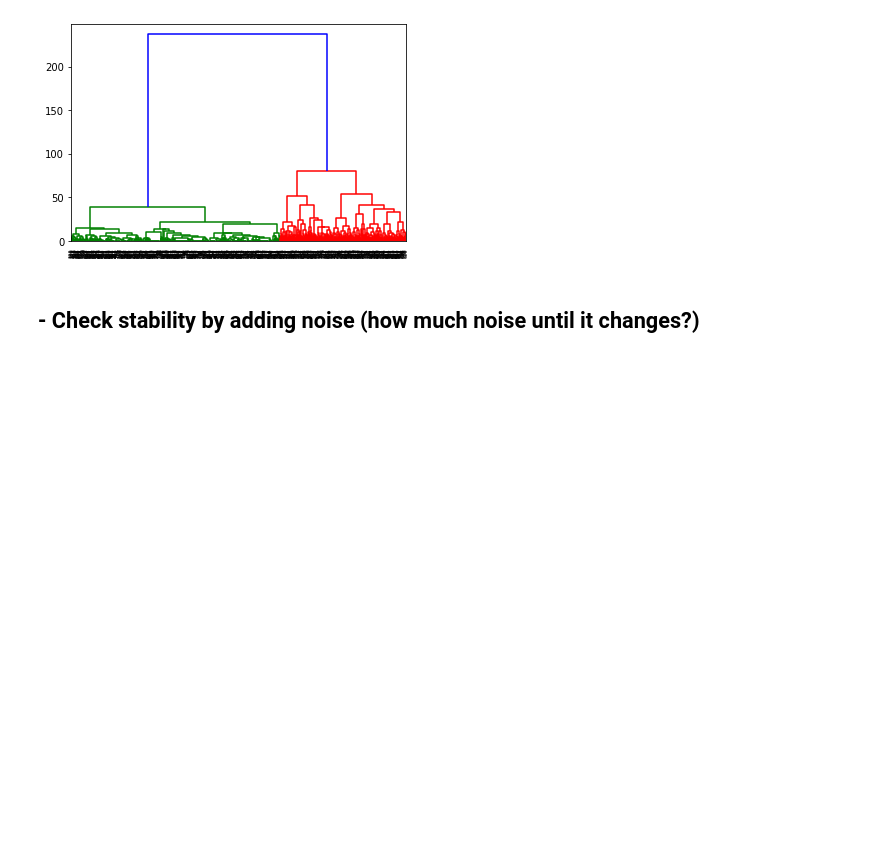
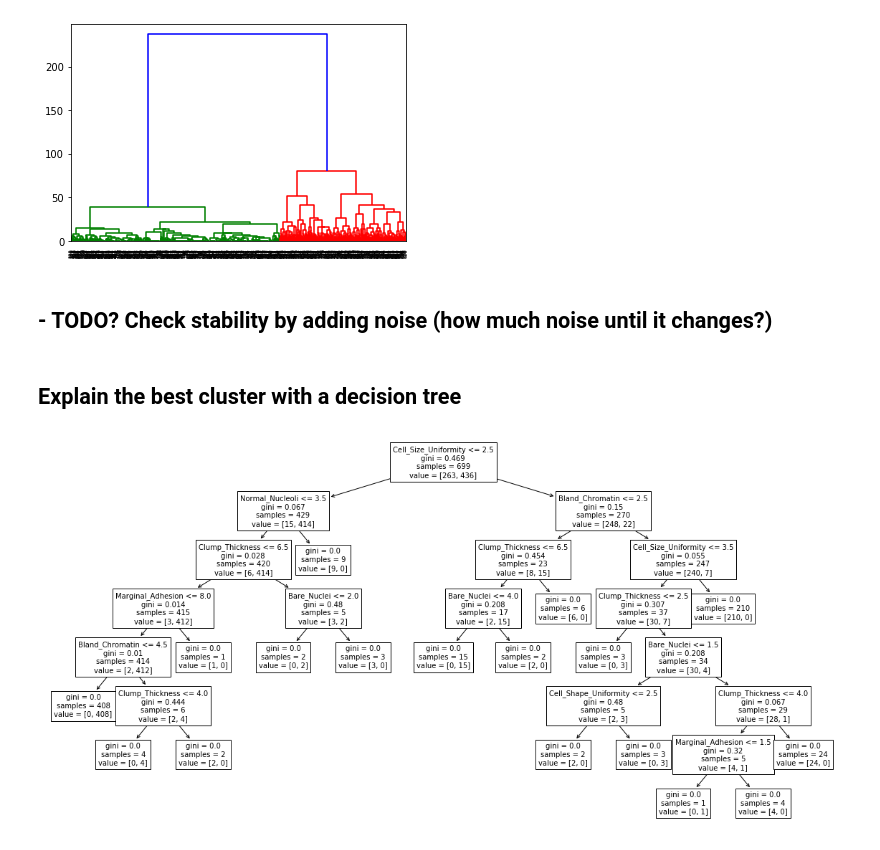
Before and after one commit to AndreGodinho7/Multivariate-Analysis, a Jupyter notebook: 4. Unsupervised methods/Cluster Analysis.ipynb, the cells around one changed output. Saved outputs shown, nothing was run; the diff lists cells and outputs as text; code cells hidden in the pictures; blank space fills up the shorter version.

Commit message:
added decision tree

```diff
--- a/4. Unsupervised methods/Cluster Analysis.ipynb
+++ b/4. Unsupervised methods/Cluster Analysis.ipynb
@@ -144,4 +145,15 @@ dendrogram = sch.dendrogram(sch.linkage(X, method='ward'))
 # %% [output]
 [figure]
 # %% [markdown]
-## - Check stability by adding noise (how much noise until it changes?)
+## - TODO? Check stability by adding noise (how much noise until it changes?)
+# %% [markdown]
+## Explain the best cluster with a decision tree
+# %%
+clf = tree.DecisionTreeClassifier()
+clf = clf.fit(X, labels_ward)
+# %%
+import matplotlib.pyplot as plt
+fig, ax = plt.subplots(figsize=(20, 10))
+txt = tree.plot_tree(clf.fit(X, labels_ward),fontsize=10,ax=ax,feature_names=X.columns)
+# %% [output]
+[figure, added]
```
Also changed, not shown: parts of 5 cells of this notebook.
